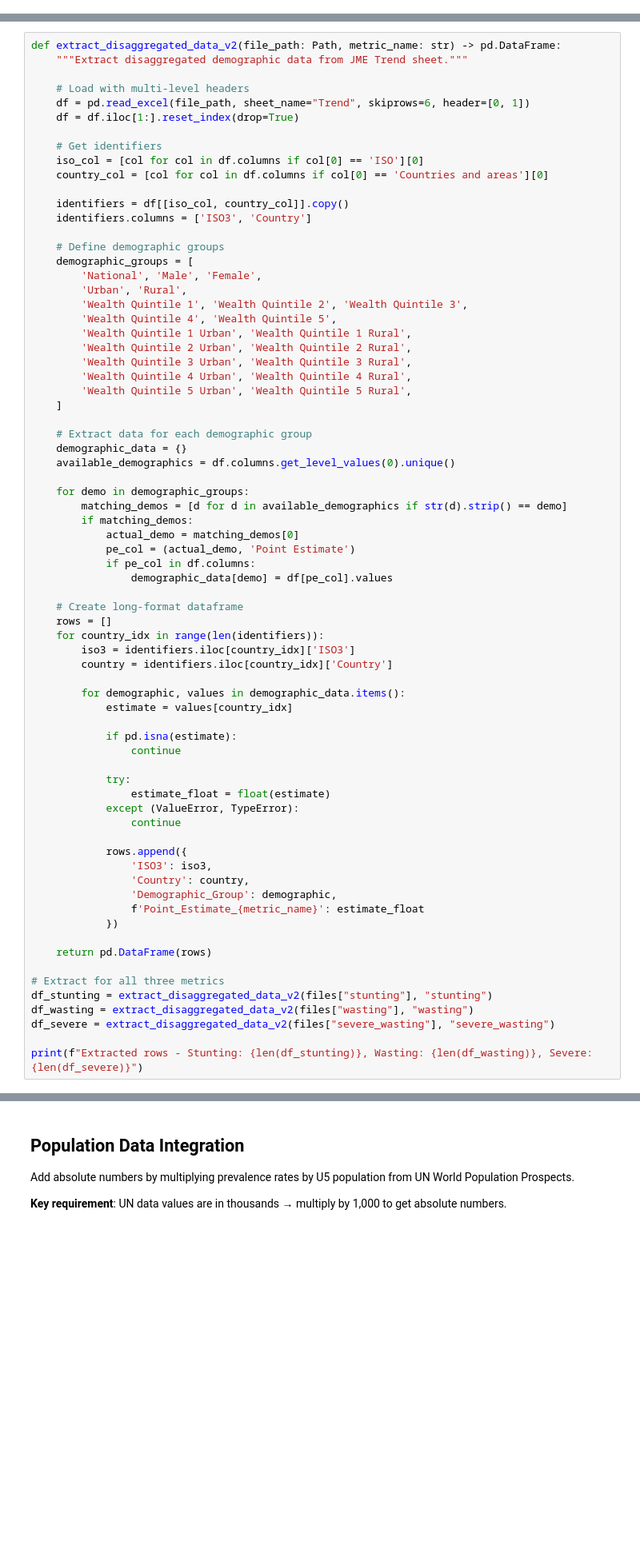
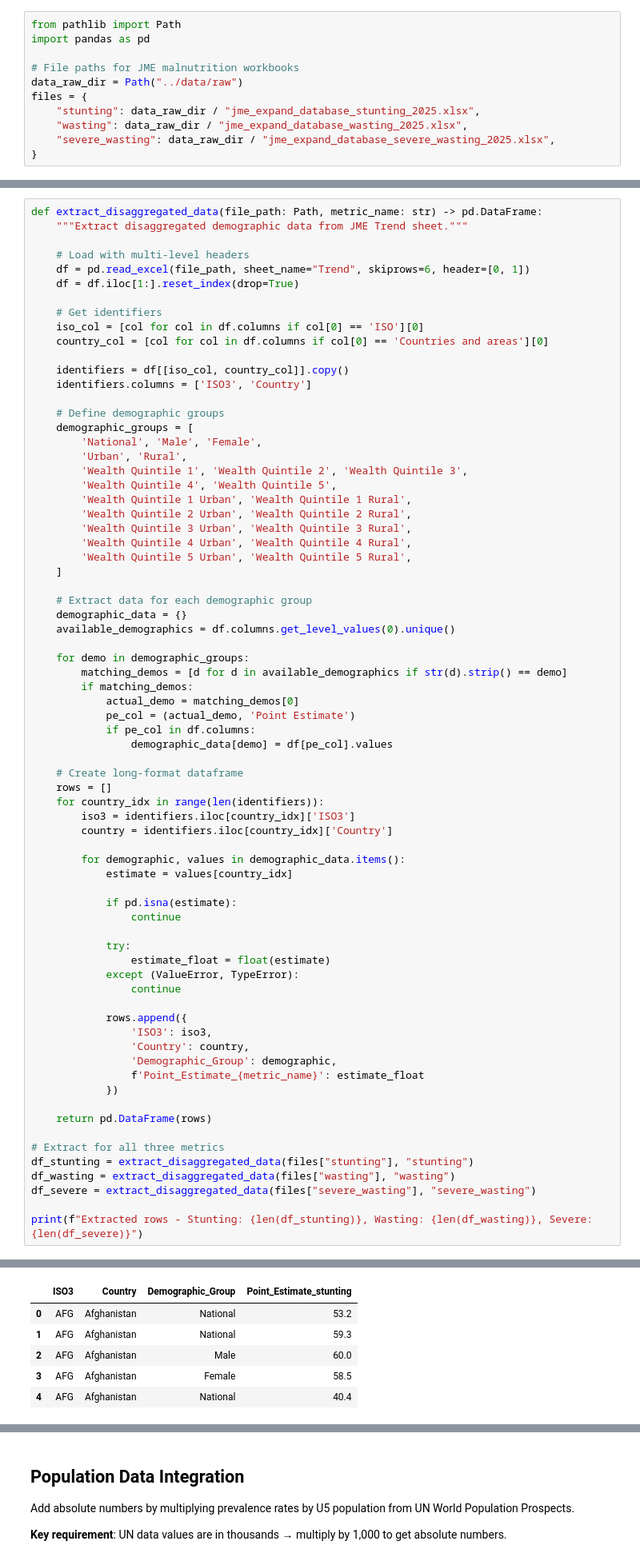
Before and after one commit to asvirtual/AIProjectUniPD, a Jupyter notebook: notebooks/data_cleaning.ipynb, the cells around one changed output, grey strips where cells are left out. Shown at 80% size. Cells and saved outputs as stored; diff of their text form; blank space fills up the shorter version.

```diff
--- a/notebooks/data_cleaning.ipynb
+++ b/notebooks/data_cleaning.ipynb
@@ -6 +13,12 @@ Requirement already satisfied: et-xmlfile in c:\users\andre\miniconda3\envs\nutr
 Note: you may need to restart the kernel to use updated packages.
+# %%
+from pathlib import Path
+import pandas as pd
+
+# File paths for JME malnutrition workbooks
+data_raw_dir = Path("../data/raw")
+files = {
+    "stunting": data_raw_dir / "jme_expand_database_stunting_2025.xlsx",
+    "wasting": data_raw_dir / "jme_expand_database_wasting_2025.xlsx",
+    "severe_wasting": data_raw_dir / "jme_expand_database_severe_wasting_2025.xlsx",
+}
@@ -23,7 +43,7 @@ Extract malnutrition data broken down by:
 - **Wealth**: Quintile 1-5 (Poorest to Richest)
 - **Intersectional**: All Wealth × Residence combinations
 # %%
-def extract_disaggregated_data_v2(file_path: Path, metric_name: str) -> pd.DataFrame:
+def extract_disaggregated_data(file_path: Path, metric_name: str) -> pd.DataFrame:
     """Extract disaggregated demographic data from JME Trend sheet."""
 
     # Load with multi-level headers
@@ -66,36 +86,42 @@ def extract_disaggregated_data_v2(file_path: Path, metric_name: str) -> pd.DataF
     rows = []
     for country_idx in range(len(identifiers)):
         iso3 = identifiers.iloc[country_idx]['ISO3']
         country = identifiers.iloc[country_idx]['Country']
 
         for demographic, values in demographic_data.items():
             estimate = values[country_idx]
 
             if pd.isna(estimate):
                 continue
 
             try:
                 estimate_float = float(estimate)
             except (ValueError, TypeError):
                 continue
 
             rows.append({
                 'ISO3': iso3,
                 'Country': country,
                 'Demographic_Group': demographic,
                 f'Point_Estimate_{metric_name}': estimate_float
             })
 
     return pd.DataFrame(rows)
 
 # Extract for all three metrics
-df_stunting = extract_disaggregated_data_v2(files["stunting"], "stunting")
-df_wasting = extract_disaggregated_data_v2(files["wasting"], "wasting")
-df_severe = extract_disaggregated_data_v2(files["severe_wasting"], "severe_wasting")
+df_stunting = extract_disaggregated_data(files["stunting"], "stunting")
+df_wasting = extract_disaggregated_data(files["wasting"], "wasting")
+df_severe = extract_disaggregated_data(files["severe_wasting"], "severe_wasting")
 
 print(f"Extracted rows - Stunting: {len(df_stunting)}, Wasting: {len(df_wasting)}, Severe: {len(df_severe)}")
 # %% [output]
 Extracted rows - Stunting: 11165, Wasting: 10255, Severe: 10062
+|  | ISO3 | Country | Demographic_Group | Point_Estimate_stunting |
+| 0 | AFG | Afghanistan | National | 53.2 |
+| 1 | AFG | Afghanistan | National | 59.3 |
+| 2 | AFG | Afghanistan | Male | 60.0 |
+| 3 | AFG | Afghanistan | Female | 58.5 |
+| 4 | AFG | Afghanistan | National | 40.4 |
 # %%
 # Merge all three metrics and aggregate
 group_cols = ['ISO3', 'Country', 'Demographic_Group']
```
Also changed, not shown: parts of 11 cells of this notebook.
